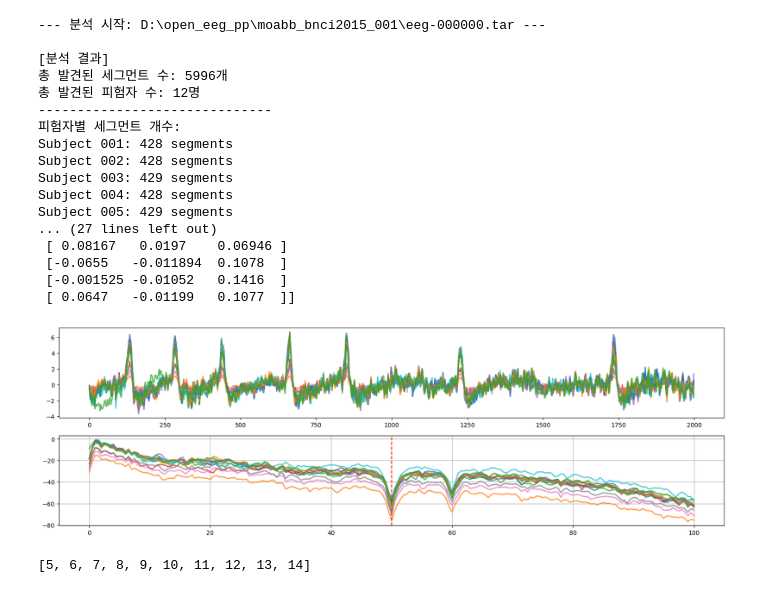
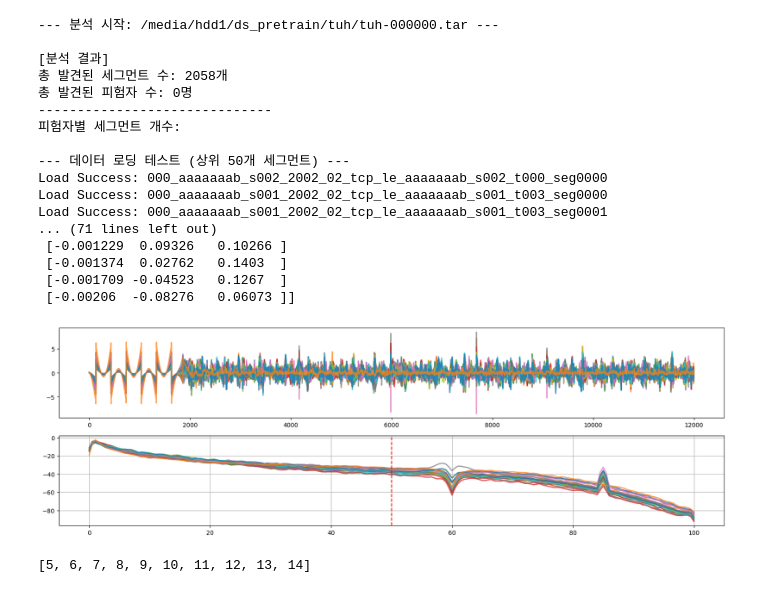
Before and after one commit to I-M-Comet/FM, a Jupyter notebook: eeg_dataset_preprocess/eeg_dataset_preprocess_inspection.ipynb, the cells around one changed output. Saved outputs shown, nothing was run; the diff lists cells and outputs as text; code cells hidden in the pictures.

```diff
--- a/eeg_dataset_preprocess/eeg_dataset_preprocess_inspection.ipynb
+++ b/eeg_dataset_preprocess/eeg_dataset_preprocess_inspection.ipynb
@@ -123,15 +123,12 @@ def load_data_from_tar(path, limit=5):
 # ==========================================
 # 1. 통계 확인
 
-# tar_path = 'D:\\open_eeg_pp\\physionet_siena\\eeg-000000.tar'  # 여기에 실제 파일명을 넣으세요
-tar_path = 'D:\\open_eeg_pp\\openneuro_ds005662\\eeg-000000.tar'  # 여기에 실제 파일명을 넣으세요
-# tar_path = 'D:\\open_eeg_pp\\icare\\eeg-000001.tar'  # 여기에 실제 파일명을 넣으세요
-tar_path = 'D:\\open_eeg_pp\\moabb_bnci2015_001\\eeg-000000.tar'  # 여기에 실제 파일명을 넣으세요
+tar_path = '/media/hdd1/ds_pretrain/tuh/tuh-000000.tar'
 members = analyze_tar_stats(tar_path)
 
 # 2. 데이터 로드 (샘플 3개만 로드해서 확인)
 if members:
-    loaded_samples = load_data_from_tar(tar_path, limit=3) ############## 여기서 limit 바꾸면 세그먼트 여러개 확인 가능
+    loaded_samples = load_data_from_tar(tar_path, limit=50) ############## 여기서 limit 바꾸면 세그먼트 여러개 확인 가능
 
     # 로드된 데이터 구조 확인
     if loaded_samples:
@@ -139,47 +136,47 @@ if members:
         print(f"Key: {loaded_samples[0]['key']}")
         print(f"EEG Shape: {loaded_samples[0]['eeg'].shape}")
         print(f"Coords Shape: {loaded_samples[0]['coords'].shape}")
         print(f"Info: {loaded_samples[0]['info']}")
         aa = loaded_samples[0]['coords']
         bb = loaded_samples[0]['eeg'] ############### 여기서 index 바꾸면 다른 세그먼트 확인 가능 (limit보다는 작아야함)
 print(aa)
 # bb = (bb - bb.mean(axis=-1, keepdims=True)) / (bb.std(axis=-1, keepdims=True) + 1e-8)
 # rms = np.sqrt(np.mean(bb * bb, axis=-1, keepdims=True) + 1e-8)
 # need = (rms < 0.5)
 # gain = (1 / np.maximum(rms, 0.05)).clip(1.0 / 8, 8)
 # bb = bb * (1.0 + need*(gain - 1.0))
 # np.clip(bb, -10, 10, out=bb)
 
 import matplotlib.pyplot as plt
 plt.figure(figsize=(20,6))
 plt.subplot(211)
 plt.plot(bb[:, 200*0:200*60].T, alpha=0.75, lw=2) ############### 여기서 index 바꾸면 세그먼트 내 구간 plot 가능
 plt.subplot(212)
 freqs, psd = signal.welch(bb, fs=200, nperseg=200*2, axis=-1)
 # psd = np.mean(psd, axis=0)) ############### 이거 주석 풀면 mean psd 볼 수 있음
 plt.plot(freqs, (10 * np.log10(psd)).T, alpha=0.75, lw=2)
 plt.axvline(x=50, color='r', linestyle='--')
 plt.grid()
 print()
 # %% [output]
---- 분석 시작: D:\open_eeg_pp\moabb_bnci2015_001\eeg-000000.tar ---
+--- 분석 시작: /media/hdd1/ds_pretrain/tuh/tuh-000000.tar ---
 
 [분석 결과]
-총 발견된 세그먼트 수: 5996개
-총 발견된 피험자 수: 12명
+총 발견된 세그먼트 수: 2058개
+총 발견된 피험자 수: 0명
 ------------------------------
 피험자별 세그먼트 개수:
-Subject 001: 428 segments
-Subject 002: 428 segments
-Subject 003: 429 segments
-Subject 004: 428 segments
-Subject 005: 429 segments
-... (27 lines left out)
- [ 0.08167   0.0197    0.06946 ]
- [-0.0655   -0.011894  0.1078  ]
- [-0.001525 -0.01052   0.1416  ]
- [ 0.0647   -0.01199   0.1077  ]]
+
+--- 데이터 로딩 테스트 (상위 50개 세그먼트) ---
+Load Success: 000_aaaaaaab_s002_2002_02_tcp_le_aaaaaaab_s002_t000_seg0000
+Load Success: 000_aaaaaaab_s001_2002_02_tcp_le_aaaaaaab_s001_t003_seg0000
+Load Success: 000_aaaaaaab_s001_2002_02_tcp_le_aaaaaaab_s001_t003_seg0001
+... (71 lines left out)
+ [-0.001229  0.09326   0.10266 ]
+ [-0.001374  0.02762   0.1403  ]
+ [-0.001709 -0.04523   0.1267  ]
+ [-0.00206  -0.08276   0.06073 ]]
-[figure, old version]
+[figure, new version]
 # %%
 a = [i for i in range(20)]
 a[5:-5]
```
